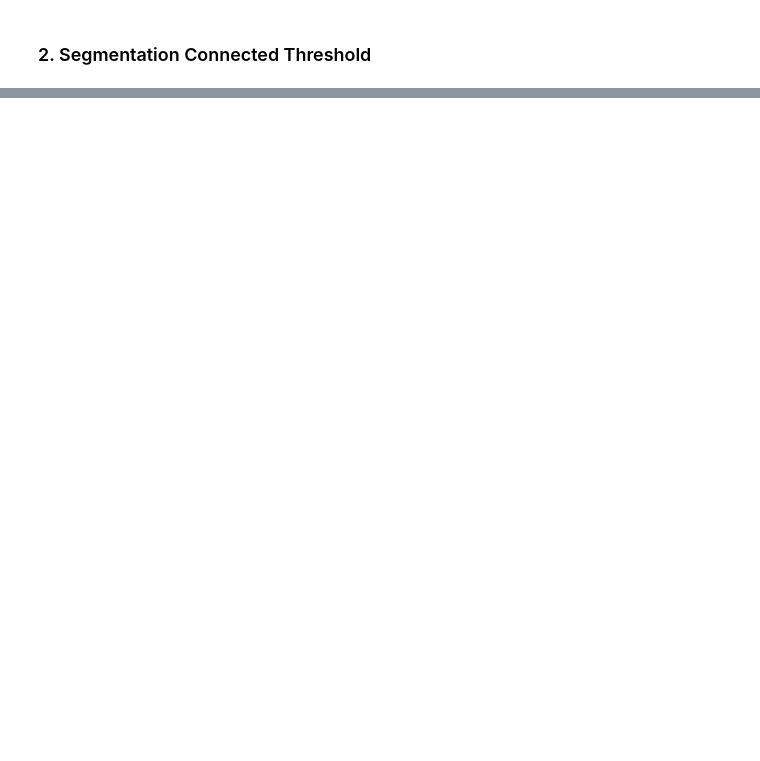
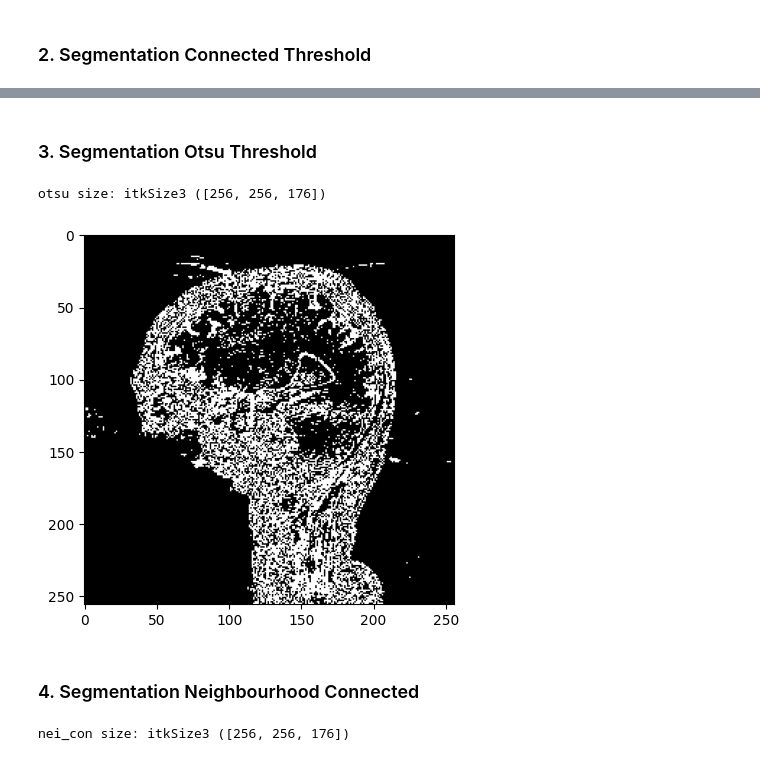
Before and after one commit to DvDC13/ITK-VTK, a Jupyter notebook: segmentation.ipynb, the cells around one changed output, grey strips where cells are left out. Drawn from its saved outputs; the diff is of its cells as text; code cells hidden in the pictures; blank space fills up the shorter version.

```diff
--- a/segmentation.ipynb
+++ b/segmentation.ipynb
@@ -95 +148,35 @@ def segmentation_watershed(image):
+# %% [markdown]
+### 3. Segmentation Otsu Threshold
+# %%
+def segmentation_otsu(image):
+    InputPixelType = itk.ctype('unsigned char')
+    OutputPixelType = itk.ctype('unsigned char')
+    InputImageType = itk.Image[InputPixelType, Dimension]
+    OutputImageType = itk.Image[OutputPixelType, Dimension]
+
+    FilterType = itk.OtsuThresholdImageFilter[InputImageType, OutputImageType]
+    otsuFilter = FilterType.New()
+
+    otsuFilter.SetInput(image)
+    otsuFilter.SetInsideValue(0)
+    otsuFilter.SetOutsideValue(255)
+
+    try:
+        otsuFilter.Update()
+    except Exception as e:
+        print(e)
+        return None
+
+    return otsuFilter.GetOutput()
+# %%
+otsu = segmentation_otsu(image1UC)
+print("otsu size: " + str(otsu.GetLargestPossibleRegion().GetSize()))
+# %% [output]
+otsu size: itkSize3 ([256, 256, 176])
+# %%
+display_image(otsu, 116)
+# %% [output]
+[figure, added]
+# %% [markdown]
+### 4. Segmentation Neighbourhood Connected
 # %%
@@ -119,0 +217,5 @@ def segmentation_connected_threshold(image, seed, lower, upper):
+# %%
+nei_con = segmentation_neighborhood_connected(image1F, [50, 50, 50], 0, 255)
+print("nei_con size: " + str(nei_con.GetLargestPossibleRegion().GetSize()))
+# %% [output]
+nei_con size: itkSize3 ([256, 256, 176])
```
Also changed, not shown: parts of 16 cells of this notebook, 1 other file.
